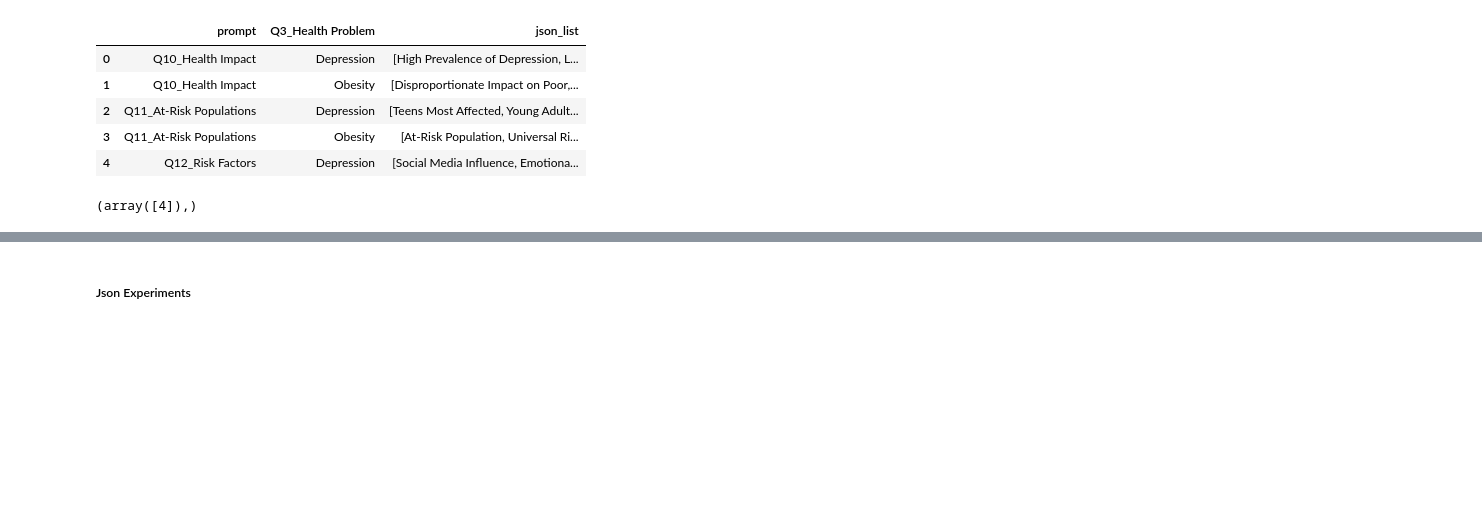
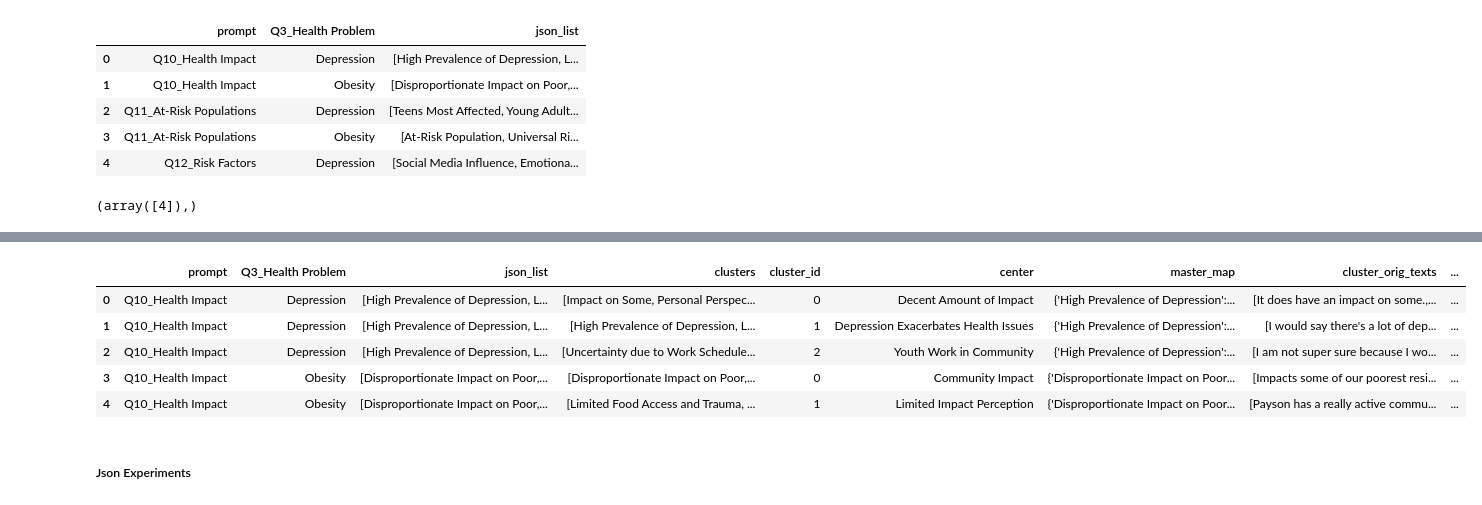
Before and after one commit to low-ethan/axial-coding, a Jupyter notebook: cluster_sentences.ipynb, the cells around one changed output, grey strips where cells are left out. Saved outputs shown, nothing was run; the diff lists cells and outputs as text; code cells hidden in the pictures; blank space fills up the shorter version.

Commit message:
cluster text center

```diff
--- a/cluster_sentences.ipynb
+++ b/cluster_sentences.ipynb
@@ -484,5 +484,22 @@ clustered_df.head()
 | 3 | Q10_Health Impact | Obesity | [Disproportionate Impact on Poor,... | [Disproportionate Impact on Poor,... | 0 | Community Impact | {'Disproportionate Impact on Poor... | [Impacts some of our poorest resi... | ... |
 | 4 | Q10_Health Impact | Obesity | [Disproportionate Impact on Poor,... | [Limited Food Access and Trauma, ... | 1 | Limited Impact Perception | {'Disproportionate Impact on Poor... | [Payson has a really active commu... | ... |
+# %%
+def find_center_text(text_list):
+    texts = model.encode(text_list)
+    centroid = texts.mean(axis=0)
+    max_loc = np.argmax(np.dot(texts, centroid.T))
+    return text_list[max_loc]
+
+clustered_df['cluster_orig_texts_center'] = clustered_df.apply(lambda row: find_center_text(row['cluster_orig_texts']), axis=1)
+# %%
+clustered_df.head()
+# %% [output]
+|  | prompt | Q3_Health Problem | json_list | clusters | cluster_id | center | master_map | cluster_orig_texts | ... |
+| 0 | Q10_Health Impact | Depression | [High Prevalence of Depression, L... | [Impact on Some, Personal Perspec... | 0 | Decent Amount of Impact | {'High Prevalence of Depression':... | [It does have an impact on some.,... | ... |
+| 1 | Q10_Health Impact | Depression | [High Prevalence of Depression, L... | [High Prevalence of Depression, L... | 1 | Depression Exacerbates Health Issues | {'High Prevalence of Depression':... | [I would say there's a lot of dep... | ... |
+| 2 | Q10_Health Impact | Depression | [High Prevalence of Depression, L... | [Uncertainty due to Work Schedule... | 2 | Youth Work in Community | {'High Prevalence of Depression':... | [I am not super sure because I wo... | ... |
+| 3 | Q10_Health Impact | Obesity | [Disproportionate Impact on Poor,... | [Disproportionate Impact on Poor,... | 0 | Community Impact | {'Disproportionate Impact on Poor... | [Impacts some of our poorest resi... | ... |
+| 4 | Q10_Health Impact | Obesity | [Disproportionate Impact on Poor,... | [Limited Food Access and Trauma, ... | 1 | Limited Impact Perception | {'Disproportionate Impact on Poor... | [Payson has a really active commu... | ... |
 # %%
 clustered_df.to_csv('sensitive/clustered_by_codes_with_og_text.csv', index=False)
 # %% [markdown]
```
Also changed, not shown: parts of 2 cells of this notebook.
